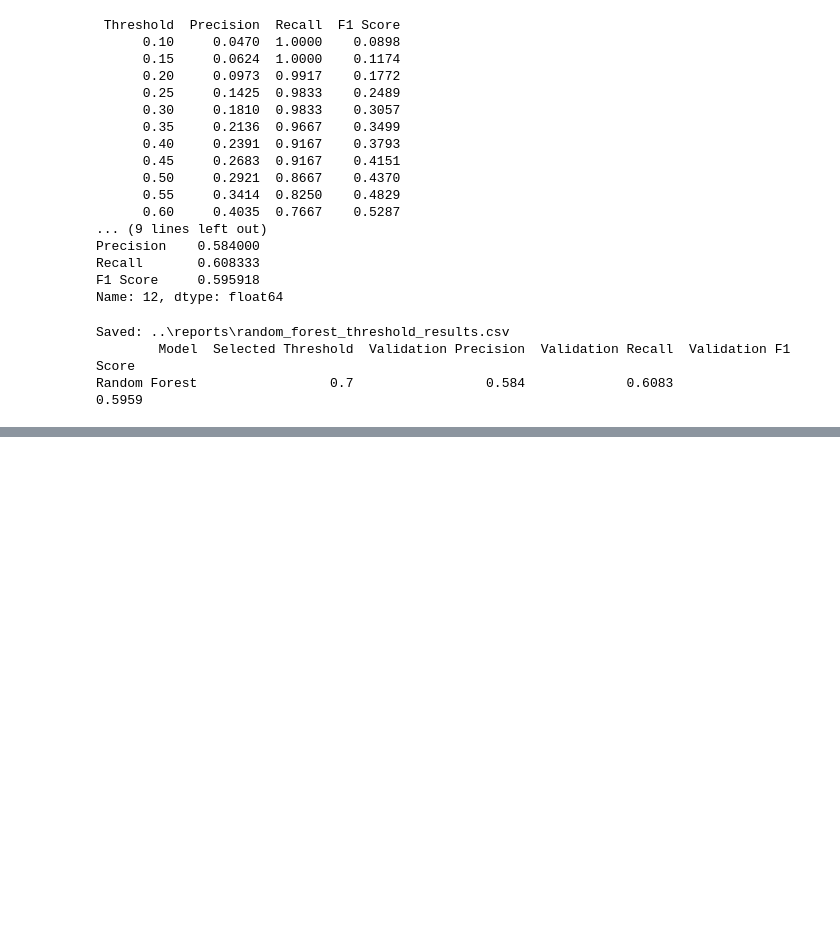
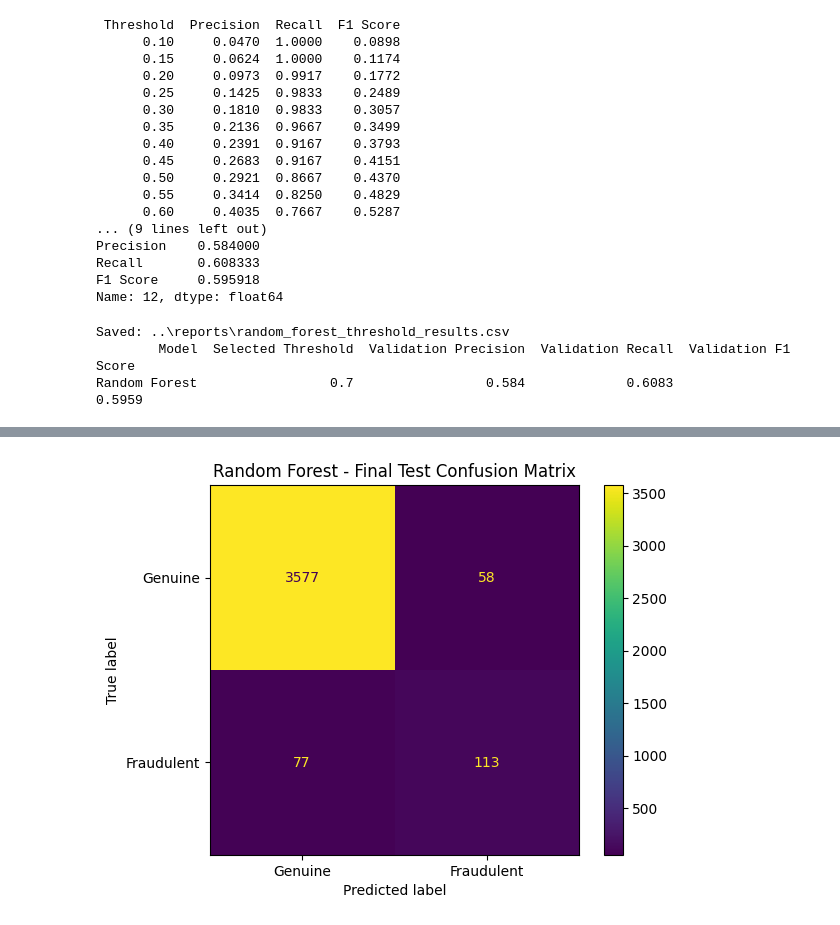
Before and after one commit to 1415-kunal/Fake_Job_Posting_Detection_System, a Jupyter notebook: Notebooks/05_baseline_model.ipynb, the cells around one changed output, grey strips where cells are left out. Cells and saved outputs as stored; diff of their text form; code cells hidden in the pictures; blank space fills up the shorter version.

```diff
--- a/Notebooks/05_baseline_model.ipynb
+++ b/Notebooks/05_baseline_model.ipynb
@@ -892,3 +892,67 @@ print(rf_threshold_summary.round(4).to_string(index=False))
 Saved: ..\reports\random_forest_threshold_results.csv
         Model  Selected Threshold  Validation Precision  Validation Recall  Validation F1 Score
 Random Forest                 0.7                 0.584             0.6083               0.5959
+# %%
+from sklearn.metrics import (
+    accuracy_score,
+    precision_score,
+    recall_score,
+    f1_score,
+    classification_report,
+    confusion_matrix,
+    ConfusionMatrixDisplay
+)
+import matplotlib.pyplot as plt
+
+# Use the existing structured test features
+X_test_structured = X_test[structured_columns].copy()
+
+# Predict fraud probabilities with the fitted Random Forest
+rf_test_prob = random_forest_pipeline.predict_proba(
+    X_test_structured
+)[:, 1]
+
+# Apply the threshold selected using validation data
+final_threshold = best_rf_threshold
+rf_test_pred = (rf_test_prob >= final_threshold).astype(int)
+
+# Evaluate on the untouched test set
+print("Final Threshold:", final_threshold)
+print("Test Accuracy:", round(
+    accuracy_score(y_test, rf_test_pred), 4
+))
+print("Fraud Precision:", round(
+    precision_score(y_test, rf_test_pred, zero_division=0), 4
+))
+print("Fraud Recall:", round(
+    recall_score(y_test, rf_test_pred, zero_division=0), 4
+))
+print("Fraud F1 Score:", round(
+    f1_score(y_test, rf_test_pred, zero_division=0), 4
+))
+
+print("\nClassification Report:")
+print(classification_report(
+    y_test,
+    rf_test_pred,
+    target_names=["Genuine", "Fraudulent"],
+    zero_division=0
+))
+
+# Confusion matrix
+cm_test = confusion_matrix(y_test, rf_test_pred)
+tn, fp, fn, tp = cm_test.ravel()
+
+print("True Negatives:", tn)
+print("False Positives:", fp)
+print("False Negatives:", fn)
+print("True Positives:", tp)
+
+display = ConfusionMatrixDisplay(
+    confusion_matrix=cm_test,
+    display_labels=["Genuine", "Fraudulent"]
+)
+display.plot()
+plt.title("Random Forest - Final Test Confusion Matrix")
+plt.show()
+# %% [output]
@@ -894,0 +979 @@ Random Forest                 0.7                 0.584             0.6083
+[figure, added]
```
Also changed, not shown: parts of 17 cells of this notebook, 1 other file.
